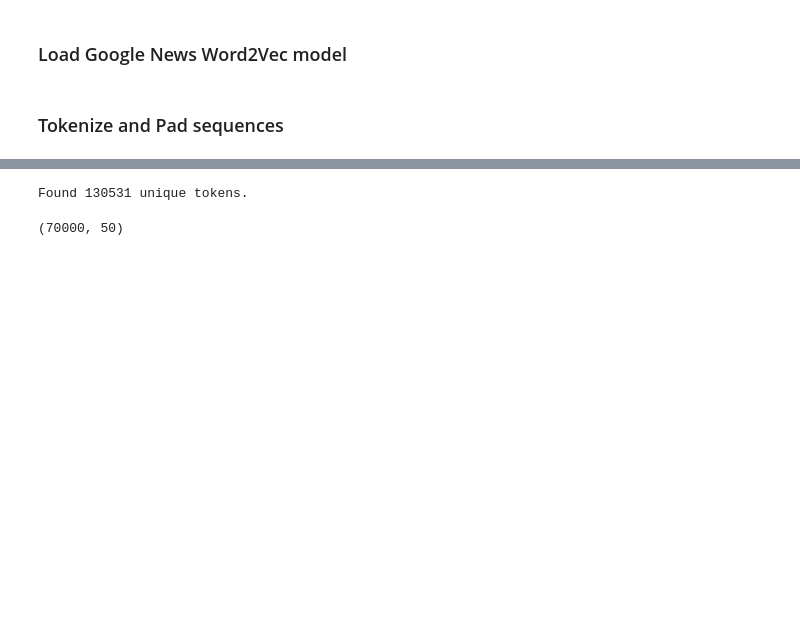
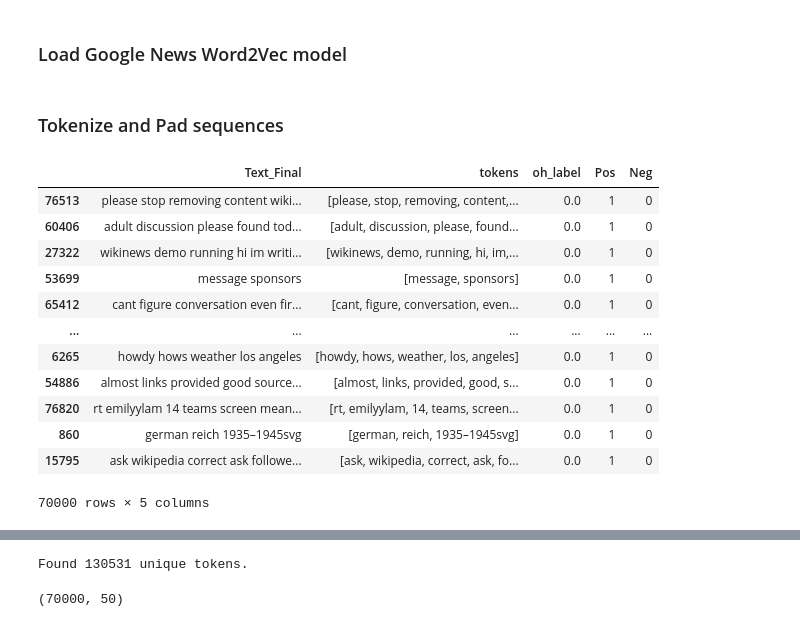
Before and after one commit to YD5463/CyberbullyingDetector, a Jupyter notebook: Notebooks/cnn-with-vector-represntation.ipynb, the cells around one changed output, grey strips where cells are left out. Saved outputs shown, nothing was run; the diff lists cells and outputs as text; code cells hidden in the pictures; blank space fills up the shorter version.

```diff
--- a/Notebooks/cnn-with-vector-represntation.ipynb
+++ b/Notebooks/cnn-with-vector-represntation.ipynb
@@ -106,0 +109,16 @@ EMBEDDING_DIM = 300
+# %%
+data_train
+# %% [output]
+|  | Text_Final | tokens | oh_label | Pos | Neg |
+| 76513 | please stop removing content wiki... | [please, stop, removing, content,... | 0.0 | 1 | 0 |
+| 60406 | adult discussion please found tod... | [adult, discussion, please, found... | 0.0 | 1 | 0 |
+| 27322 | wikinews demo running hi im writi... | [wikinews, demo, running, hi, im,... | 0.0 | 1 | 0 |
+| 53699 | message sponsors | [message, sponsors] | 0.0 | 1 | 0 |
+| 65412 | cant figure conversation even fir... | [cant, figure, conversation, even... | 0.0 | 1 | 0 |
+| ... | ... | ... | ... | ... | ... |
+| 6265 | howdy hows weather los angeles | [howdy, hows, weather, los, angeles] | 0.0 | 1 | 0 |
+| 54886 | almost links provided good source... | [almost, links, provided, good, s... | 0.0 | 1 | 0 |
+| 76820 | rt emilyylam 14 teams screen mean... | [rt, emilyylam, 14, teams, screen... | 0.0 | 1 | 0 |
+| 860 | german reich 1935–1945svg | [german, reich, 1935–1945svg] | 0.0 | 1 | 0 |
+| 15795 | ask wikipedia correct ask followe... | [ask, wikipedia, correct, ask, fo... | 0.0 | 1 | 0 |
+70000 rows × 5 columns
```
Also changed, not shown: parts of 9 cells of this notebook, 3 other files.
